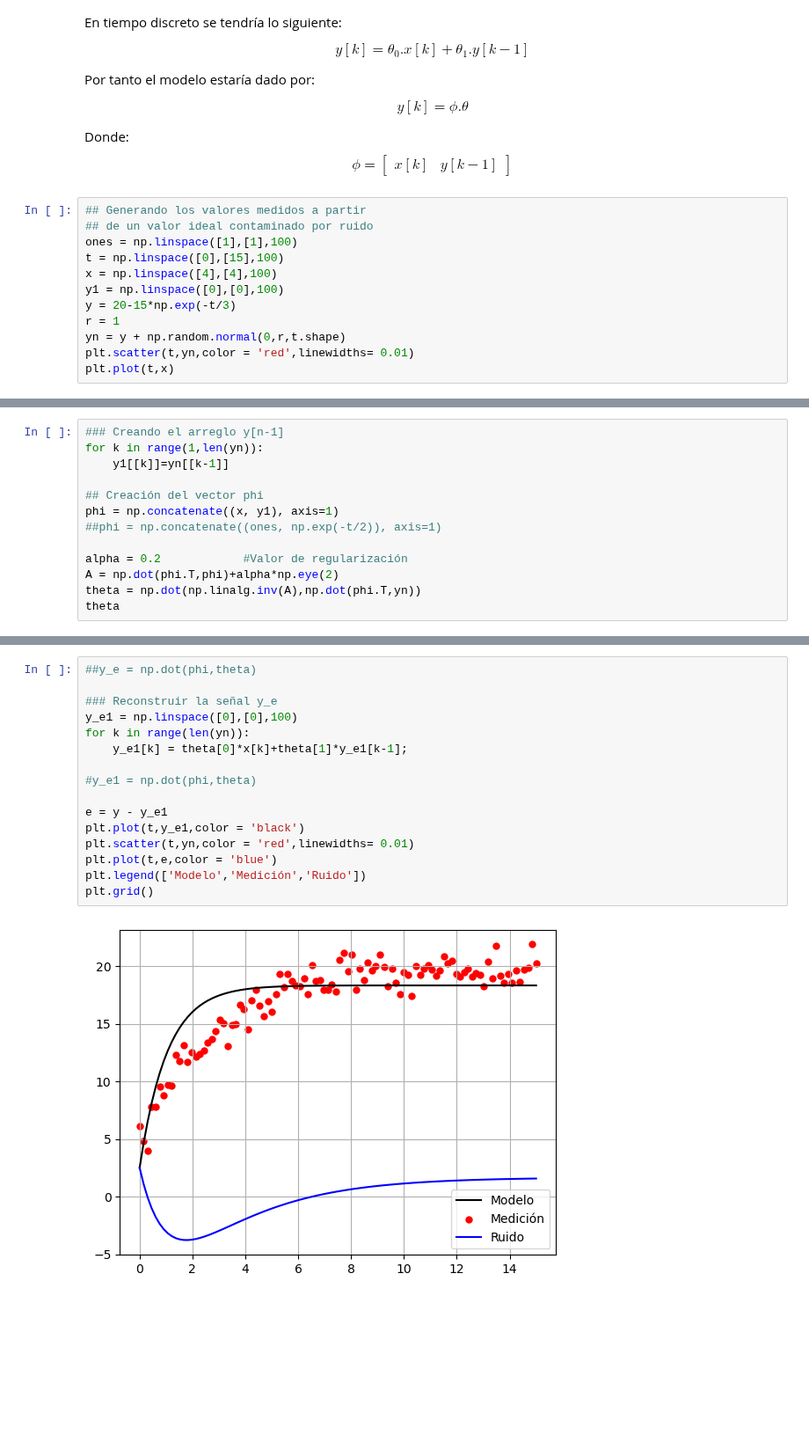
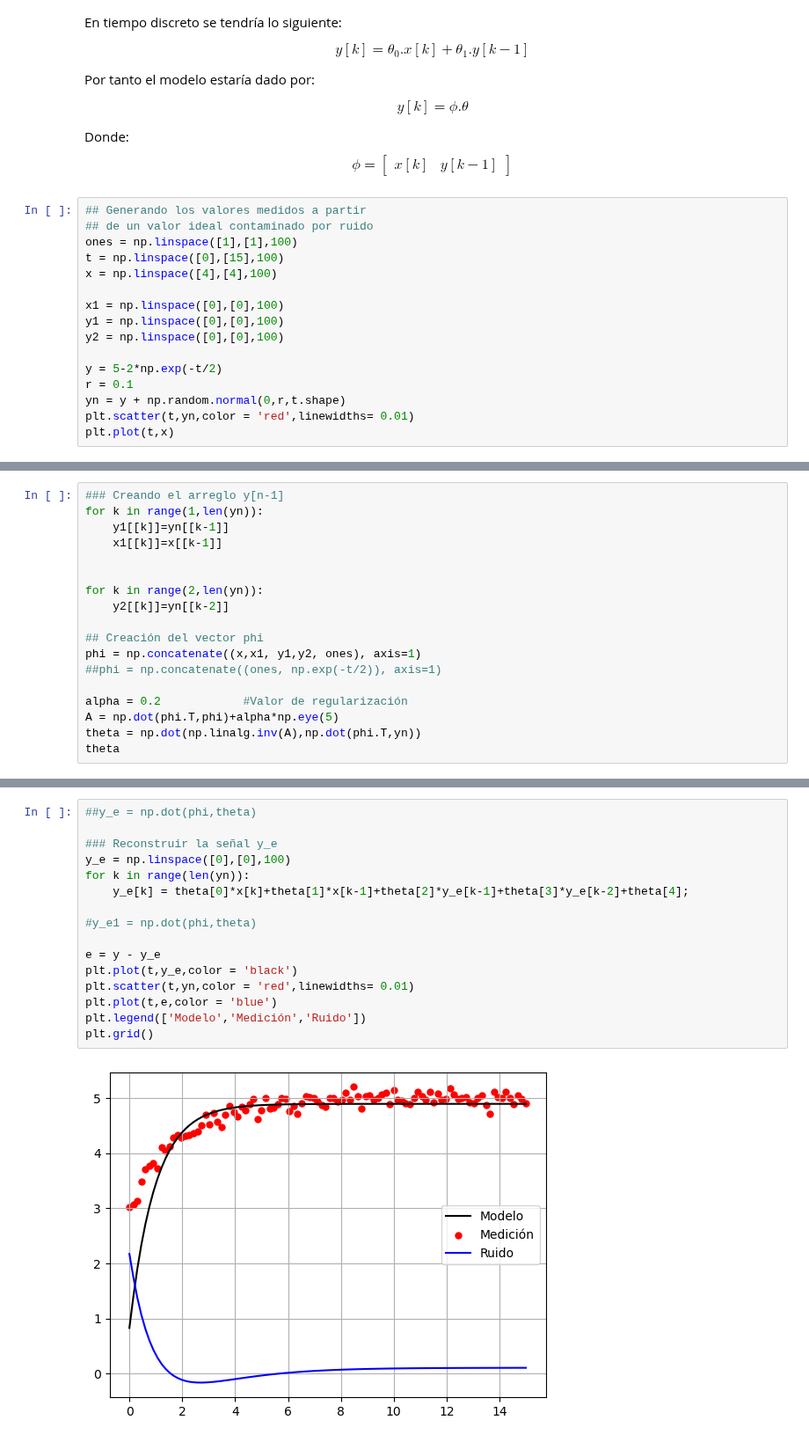
Before and after one commit to jairocuellar/System_identification, a Jupyter notebook: class_06_03.ipynb, the cells around one changed output, grey strips where cells are left out. Shown at 88% size. Drawn from its saved outputs; the diff is of its cells as text; blank space fills up the shorter version.

```diff
--- a/class_06_03.ipynb
+++ b/class_06_03.ipynb
@@ -27,9 +27,13 @@ $$\phi = \begin{bmatrix}x[k]&y[k-1]\end{bmatrix}$$
 ones = np.linspace([1],[1],100)
 t = np.linspace([0],[15],100)
 x = np.linspace([4],[4],100)
+
+x1 = np.linspace([0],[0],100)
 y1 = np.linspace([0],[0],100)
-y = 20-15*np.exp(-t/3)
-r = 1
+y2 = np.linspace([0],[0],100)
+
+y = 5-2*np.exp(-t/2)
+r = 0.1
 yn = y + np.random.normal(0,r,t.shape)
 plt.scatter(t,yn,color = 'red',linewidths= 0.01)
 plt.plot(t,x)
@@ -40,13 +44,18 @@ plt.plot(t,x)
 ### Creando el arreglo y[n-1]
 for k in range(1,len(yn)):
     y1[[k]]=yn[[k-1]]
+    x1[[k]]=x[[k-1]]
+
+
+for k in range(2,len(yn)):
+    y2[[k]]=yn[[k-2]]
 
 ## Creación del vector phi
-phi = np.concatenate((x, y1), axis=1)
+phi = np.concatenate((x,x1, y1,y2, ones), axis=1)
 ##phi = np.concatenate((ones, np.exp(-t/2)), axis=1)
 
 alpha = 0.2            #Valor de regularización
-A = np.dot(phi.T,phi)+alpha*np.eye(2)
+A = np.dot(phi.T,phi)+alpha*np.eye(5)
 theta = np.dot(np.linalg.inv(A),np.dot(phi.T,yn))
 theta
 # %% [output]
@@ -55,18 +69,18 @@ array([[0.62313826],
 # %%
 ##y_e = np.dot(phi,theta)
 
 ### Reconstruir la señal y_e
-y_e1 = np.linspace([0],[0],100)
+y_e = np.linspace([0],[0],100)
 for k in range(len(yn)):
-    y_e1[k] = theta[0]*x[k]+theta[1]*y_e1[k-1];
+    y_e[k] = theta[0]*x[k]+theta[1]*x[k-1]+theta[2]*y_e[k-1]+theta[3]*y_e[k-2]+theta[4];
 
 #y_e1 = np.dot(phi,theta)
 
-e = y - y_e1
-plt.plot(t,y_e1,color = 'black')
+e = y - y_e
+plt.plot(t,y_e,color = 'black')
 plt.scatter(t,yn,color = 'red',linewidths= 0.01)
 plt.plot(t,e,color = 'blue')
 plt.legend(['Modelo','Medición','Ruido'])
 plt.grid()
 # %% [output]
-[figure, old version]
+[figure, new version]
```
Also changed, not shown: parts of 5 cells of this notebook, 2 other files.
